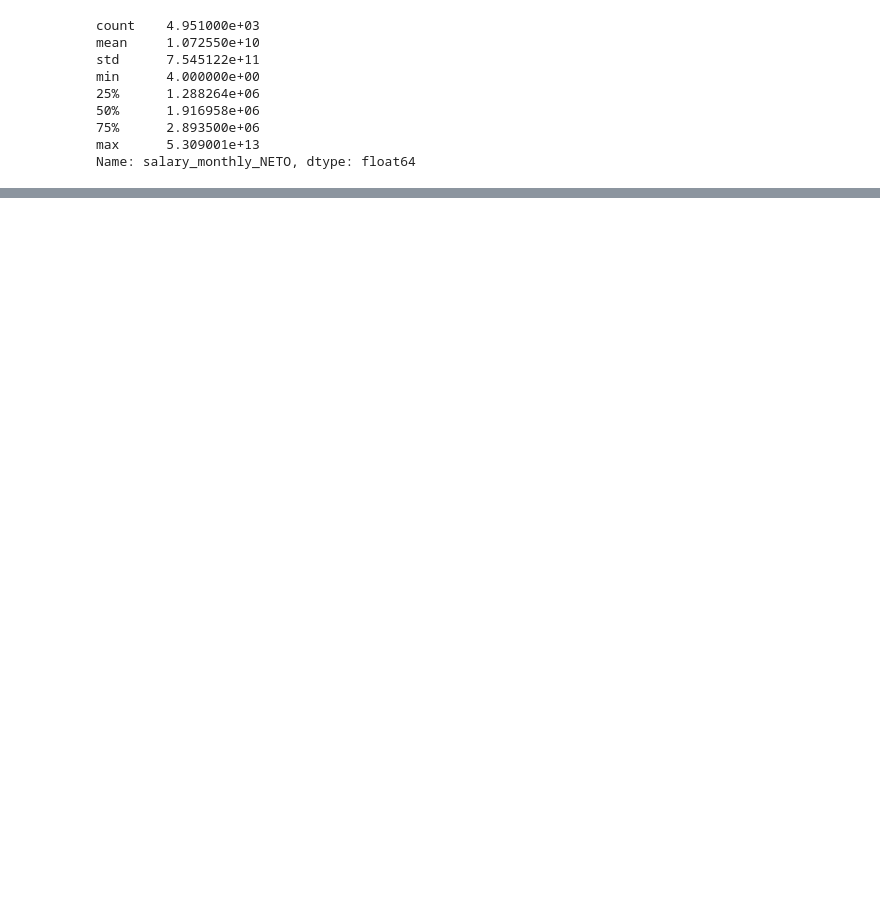
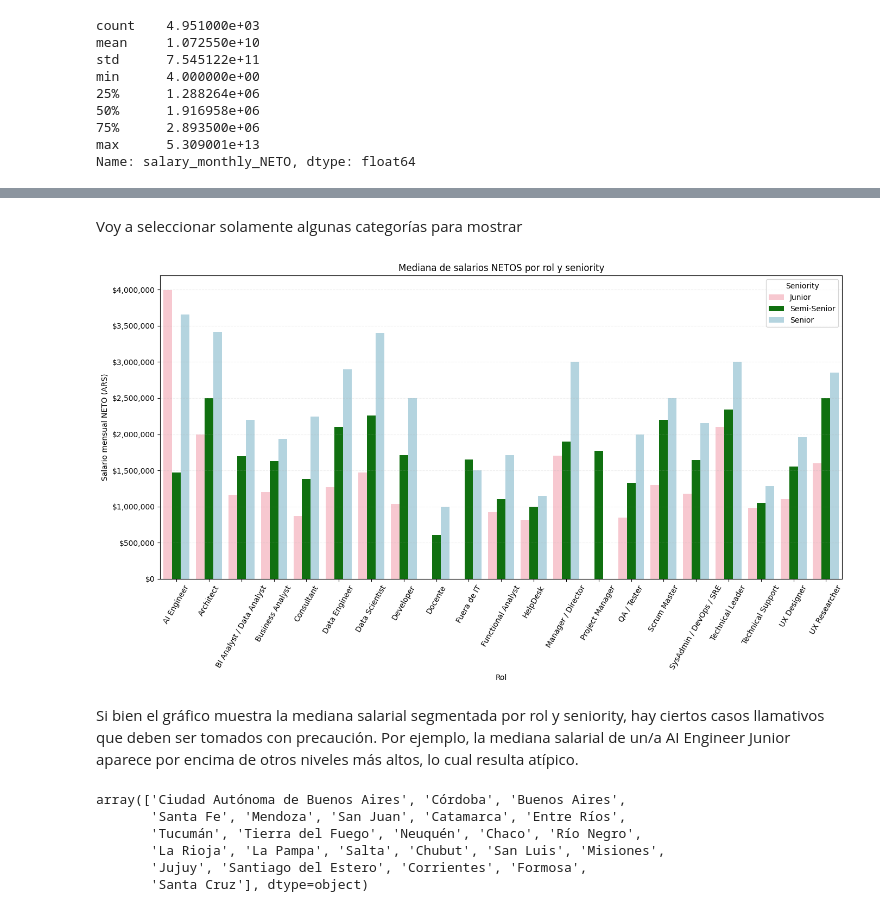
Before and after one commit to belenaguilarv/data-science-journey, a Jupyter notebook: 1_encuesta_sarsamy/encuesta_sarsamy.ipynb, the cells around one changed output, grey strips where cells are left out. Drawn from its saved outputs; the diff is of its cells as text; code cells hidden in the pictures; blank space fills up the shorter version.

```diff
--- a/1_encuesta_sarsamy/encuesta_sarsamy.ipynb
+++ b/1_encuesta_sarsamy/encuesta_sarsamy.ipynb
@@ -257,0 +182,3 @@ Podemos ver que la mayoría de los salarios está concentrada alrededor de la **
+# %%
+role = 'company_main_activity'
+df_filtered[role].unique()
@@ -257,0 +205,41 @@ Podemos ver que la mayoría de los salarios está concentrada alrededor de la **
+# %% [markdown]
+Voy a seleccionar solamente algunas categorías para mostrar
+# %%
+roles_seleccionados = ['Manager / Director', 'Data Engineer', 'Developer',
+       'Technical Support', 'Consultant', 'Architect',
+       'SysAdmin / DevOps / SRE', 'Technical Leader',
+       'BI Analyst / Data Analyst', 'Business Analyst', 'QA / Tester',
+       'Database Administrator', 'Data Scientist', 'HelpDesk', 'UX Designer', 'AI Engineer',
+       'Scrum Master', 'UX Researcher', 'Docente',
+       'Functional Analyst', 'Fuera de IT', 'Project Manager']
+
+df_roles = df_filtered[df_filtered[role].isin(roles_seleccionados)]
+# %%
+df_roles = df_roles.dropna(subset=[role, seniority, salary])
+# %%
+role_mediana = df_roles.groupby([role, seniority])[salary].median().reset_index()
+orden_seniority = ['Junior', 'Semi-Senior', 'Senior']
+role_mediana[seniority] = pd.Categorical(role_mediana[seniority], categories=orden_seniority, ordered=True)
+# %%
+plt.figure(figsize=(14, 8))
+sns. barplot(
+    data=role_mediana,
+    x=role,
+    y=salary,
+    hue=seniority,
+    palette = ['pink', 'green', 'lightblue']
+)
+
+plt.title('Mediana de salarios NETOS por rol y seniority')
+plt.ylabel('Salario mensual NETO (ARS)')
+plt.xlabel('Rol')
+plt.xticks(rotation = 60)
+plt.gca().yaxis.set_major_formatter(ticker.FuncFormatter(lambda x, _: f"${x:,.0f}"))
+plt.legend(title='Seniority')
+plt.tight_layout()
+plt.grid(True, axis='y', linestyle='--', alpha=0.2)
+plt.show()
+# %% [output]
+[figure, added]
+# %% [markdown]
+Si bien el gráfico muestra la mediana salarial segmentada por rol y seniority, hay ciertos casos llamativos que deben ser tomados con precaución. Por ejemplo, la mediana salarial de un/a AI Engineer Junior aparece por encima de otros niveles más altos, lo cual resulta atípico.
@@ -257,0 +248,9 @@ Podemos ver que la mayoría de los salarios está concentrada alrededor de la **
+# %%
+df_filtered[province].unique()
+# %% [output]
+array(['Ciudad Autónoma de Buenos Aires', 'Córdoba', 'Buenos Aires',
+       'Santa Fe', 'Mendoza', 'San Juan', 'Catamarca', 'Entre Ríos',
+       'Tucumán', 'Tierra del Fuego', 'Neuquén', 'Chaco', 'Río Negro',
+       'La Rioja', 'La Pampa', 'Salta', 'Chubut', 'San Luis', 'Misiones',
+       'Jujuy', 'Santiago del Estero', 'Corrientes', 'Formosa',
+       'Santa Cruz'], dtype=object)
```
Also changed, not shown: parts of 46 cells of this notebook.
